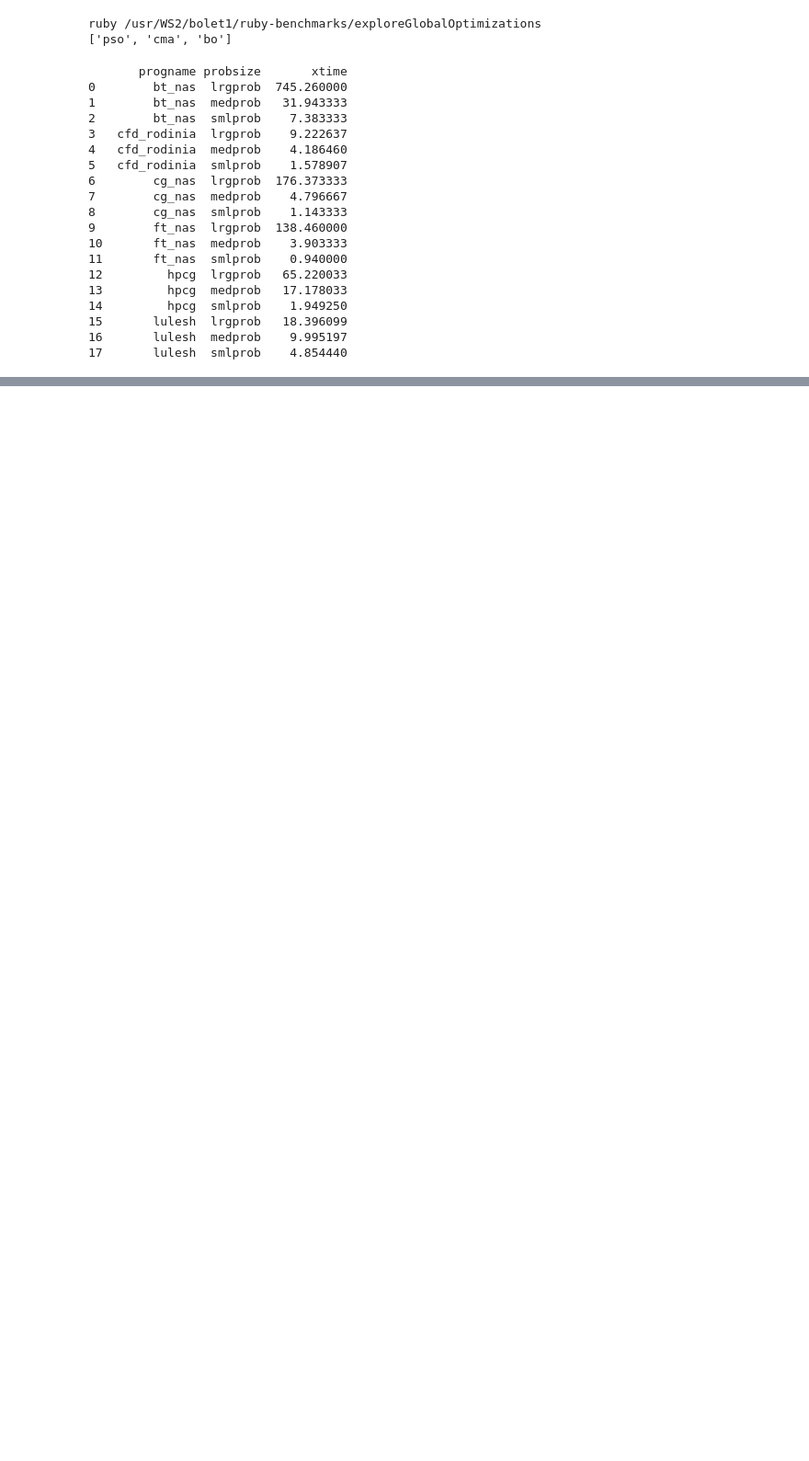
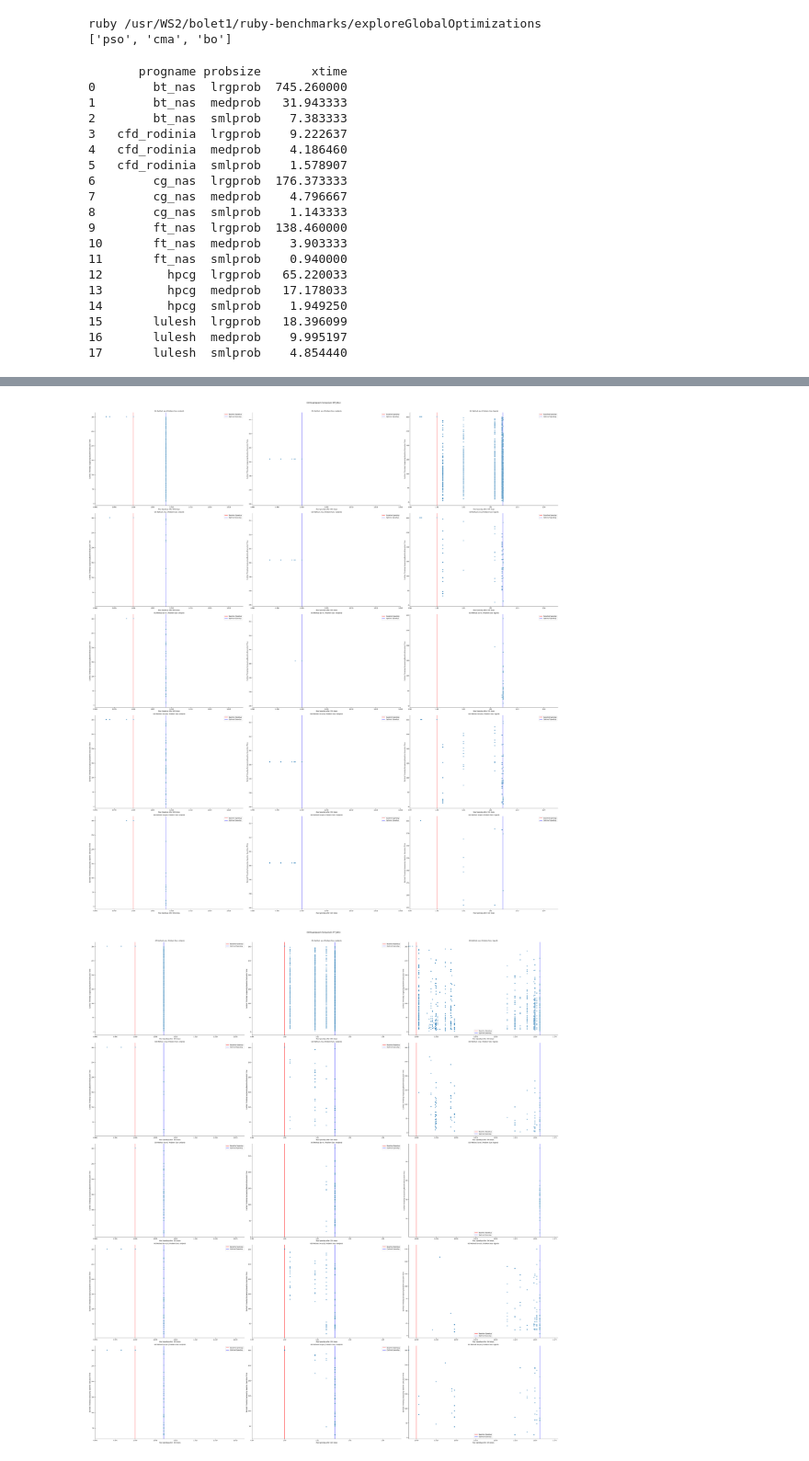
Before and after one commit to gregbolet/omp_benchmarks, a Jupyter notebook: exploreGlobalOptimizations/plotGOHyperparamParetoPlots.ipynb, the cells around one changed output, grey strips where cells are left out. Shown at 92% size. Cells and saved outputs as stored; diff of their text form; code cells hidden in the pictures; blank space fills up the shorter version.

```diff
--- a/exploreGlobalOptimizations/plotGOHyperparamParetoPlots.ipynb
+++ b/exploreGlobalOptimizations/plotGOHyperparamParetoPlots.ipynb
@@ -194,7 +192,7 @@ def drawParetoPlot(*args, **kwargs):
 	ax.axvline(optimalXtime, label='Optimal Speedup', zorder=0, c='blue')
 	#ax.legend()
 	#ax.set_ylim(0, 302)
-	#ax.set_xlim(0, optimalXtime+(0.02*optimalXtime))
+	ax.set_xlim(0.99, optimalXtime+(0.02*optimalXtime))
 
 	return
 
@@ -225,7 +223,10 @@ def makeParetoPlots(df, progname):
 
 	return
 # %%
-#makeParetoPlots(overallDF, 'bt_nas')
-#makeParetoPlots(overallDF, 'ft_nas')
-#makeParetoPlots(overallDF, 'hpcg')
-#makeParetoPlots(overallDF, 'lulesh')
+makeParetoPlots(overallDF, 'bt_nas')
+makeParetoPlots(overallDF, 'ft_nas')
+makeParetoPlots(overallDF, 'hpcg')
+makeParetoPlots(overallDF, 'lulesh')
+# %% [output]
+[figure, added]
+[figure, added]
```
Also changed, not shown: parts of 3 cells of this notebook.
